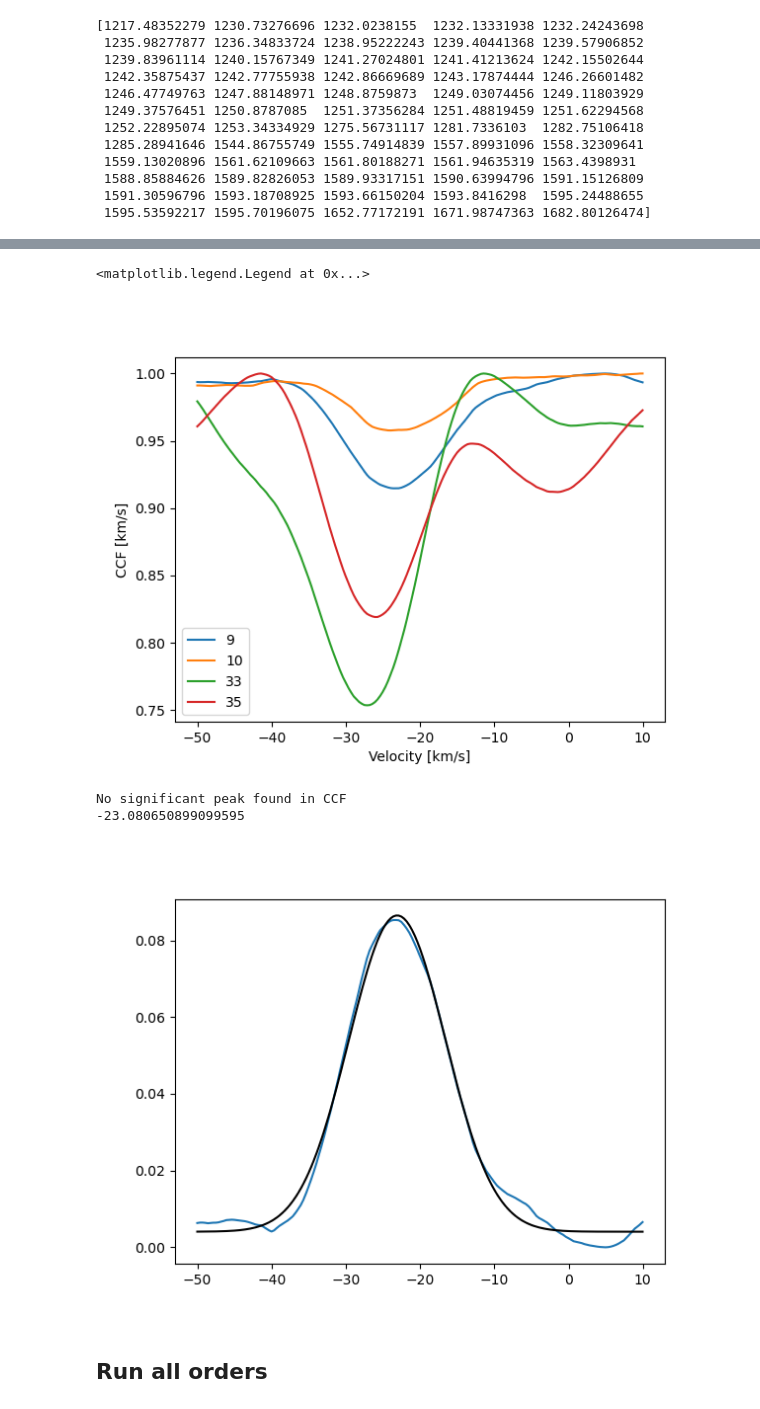
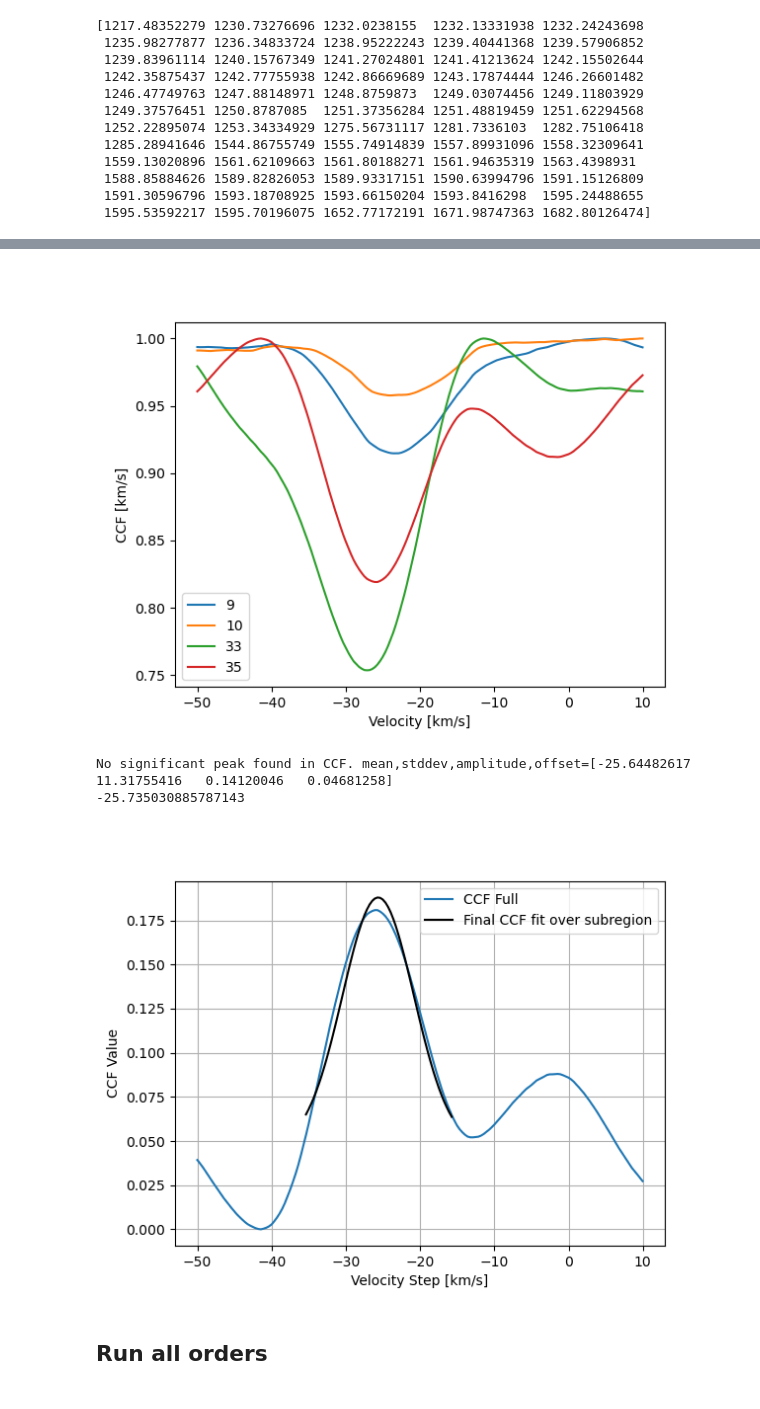
Before and after one commit to ashbake/etalon_drift_analysis, a Jupyter notebook: Parvi_drift_analysis/test_parvi_onsky_data.ipynb, the cells around one changed output, grey strips where cells are left out. Drawn from its saved outputs; the diff is of its cells as text; code cells hidden in the pictures.

```diff
--- a/Parvi_drift_analysis/test_parvi_onsky_data.ipynb
+++ b/Parvi_drift_analysis/test_parvi_onsky_data.ipynb
@@ -28,8 +28,8 @@ CONFIGS = {
         'orders_csv': 'mugem_rvs_byorder.csv',
         'label':      'Mu Gem',
         'wavelength_file': './parvi_wavesol_UNe+LFC_20251028_45orders_switchech107.fits',
-        'output': 'outputs',
-        'orders_to_run': np.array([9,10,33,35])
+        'output': 'outputs/mugem/',
+        'orders_to_run': np.array([9,10, 33,35])
     }
 }
 cfg = CONFIGS[mode]
@@ -148,35 +149,40 @@ for iorder in iorders:
 plt.xlabel('Velocity [km/s]')
 plt.ylabel('CCF [km/s]')
 plt.legend()
+plt.savefig(os.path.join(cfg['output'], 'mugem_ccf_check_all_orders.png'), dpi=150, bbox_inches='tight')
 # %% [output]
-<matplotlib.legend.Legend at 0x...>
 [figure]
 # %%
+iorder = iorders[3]
 mask_order = mask_sci[mask_sci['order'] == iorder]
-iorder = iorders[0]
 ccf_out, _ = ccf.ccf_make(
     w_sci[iorder], sci[1][iorder],
     mask_order['cen'].values, mask_wid * 10,
     mask_order['weight'].values, velocity_loop,
     R=R, nsamp=3
 )
 ccfs[iorder] = ccf_out
 
 # FIT CCF
 rv_fit, fitx, fity, xi2 = ccf.fit_gaussian_to_ccf_2(
     velocity_loop, 1-ccf_out / np.max(ccf_out),
-    -20, velocity_halfrange_to_fit=500.0, stddev_guess=1
+    -20, velocity_halfrange_to_fit=10.0, stddev_guess=1
 )
 
 print(rv_fit)
 plt.figure()
-plt.plot(velocity_loop, 1 - ccf_out / np.max(ccf_out))
-plt.plot(fitx, fity,'k')
+plt.plot(velocity_loop, 1 - ccf_out / np.max(ccf_out),label='CCF Full')
+plt.plot(fitx, fity,'k',label='Final CCF fit over subregion')
+plt.legend()
+plt.xlabel('Velocity Step [km/s]')
+plt.ylabel('CCF Value')
+plt.grid()
+plt.savefig(os.path.join(cfg['output'], f'mugem_ccf_gaussian_fit_order{iorder}.png'), dpi=150, bbox_inches='tight')
 plt.show()
 # %% [output]
-No significant peak found in CCF
--23.080650899099595
+No significant peak found in CCF. mean,stddev,amplitude,offset=[-25.64482617  11.31755416   0.14120046   0.04681258]
+-25.735030885787143
-[figure, old version]
+[figure, new version]
 # %% [markdown]
 ## Run all orders
 # %%
```
Also changed, not shown: parts of 9 cells of this notebook, 1 other file.
